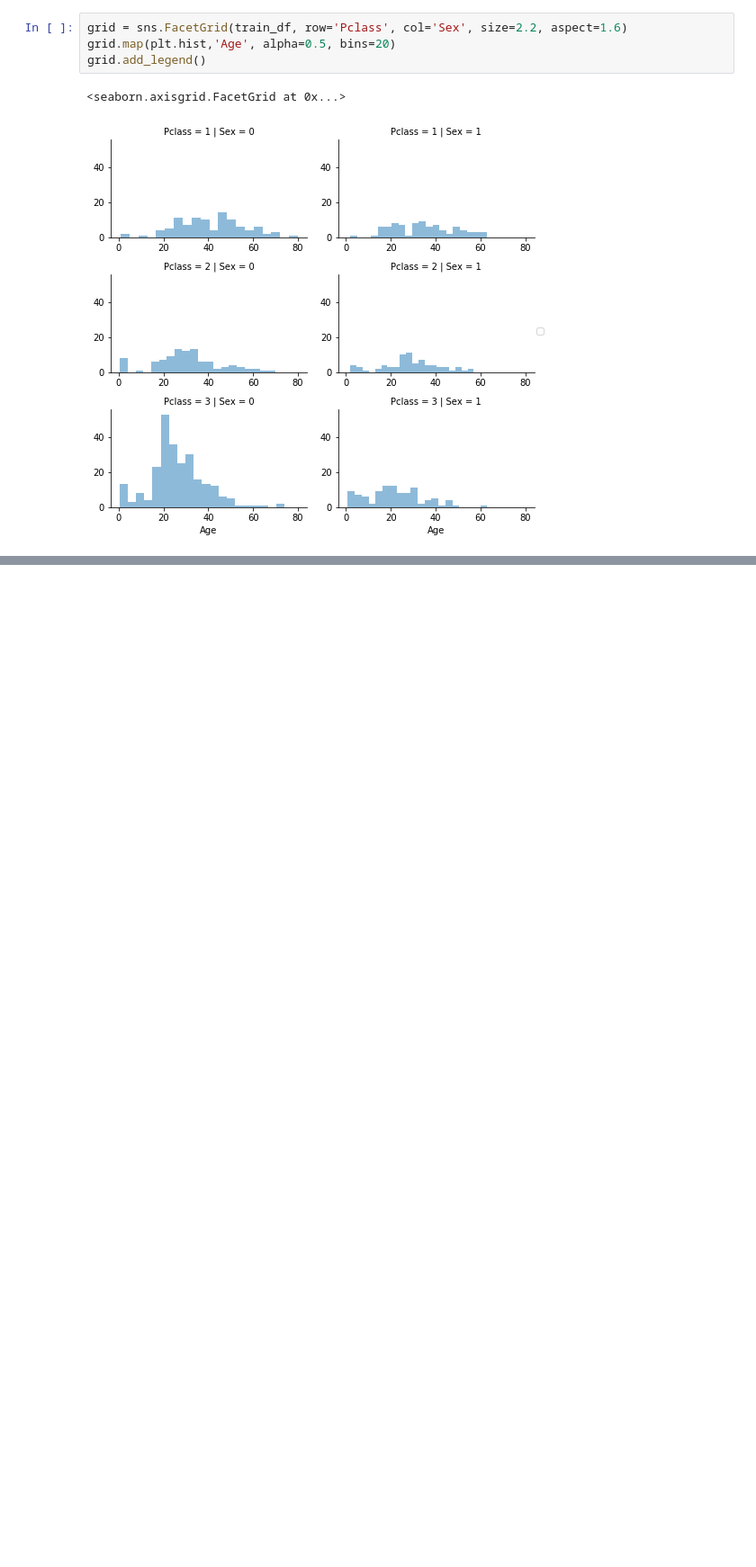
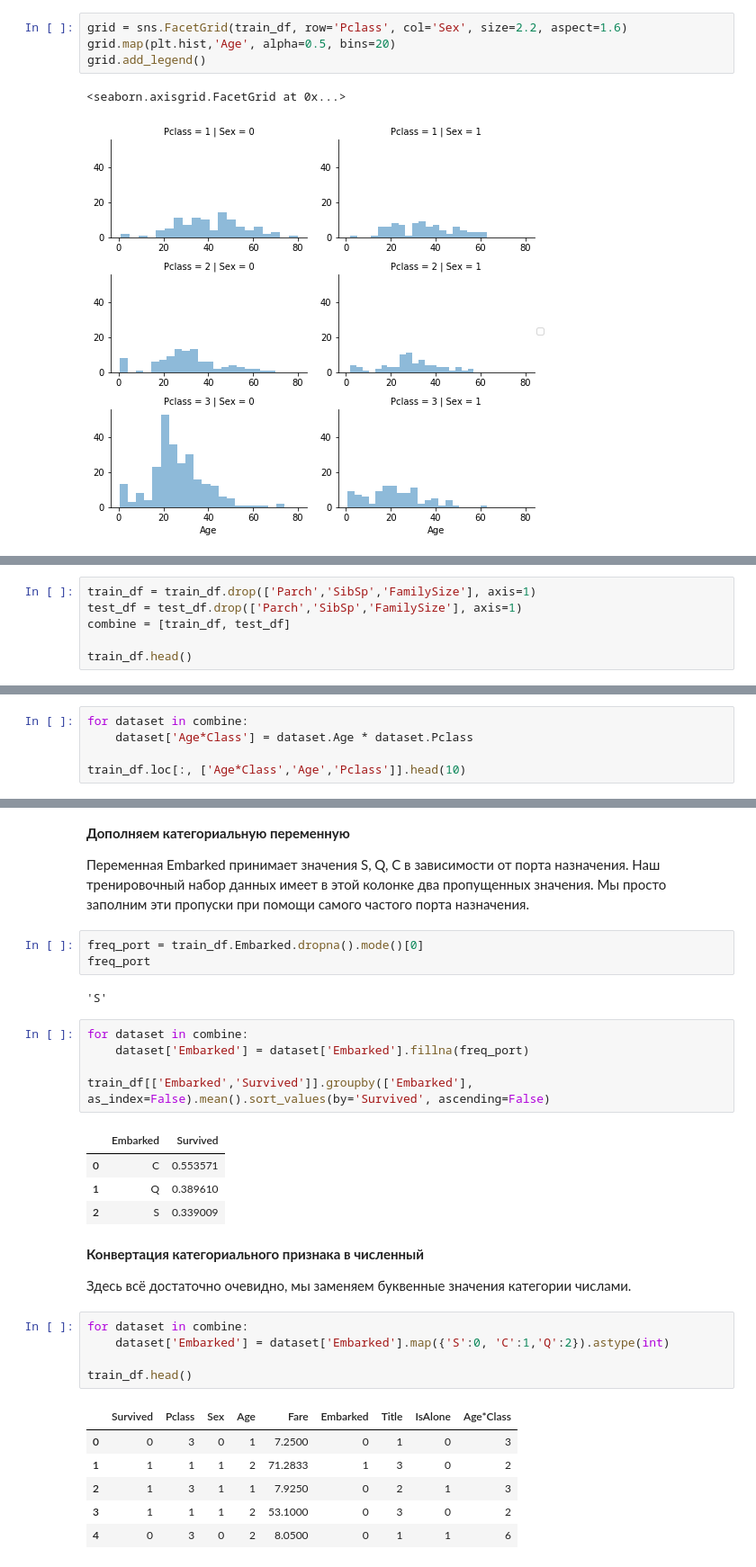
Before and after one commit to sepremento/Titanic, a Jupyter notebook: Data Analysis.ipynb, the cells around one changed output, grey strips where cells are left out. Shown at 90% size. Drawn from its saved outputs; the diff is of its cells as text; blank space fills up the shorter version.

```diff
--- a/Data Analysis.ipynb
+++ b/Data Analysis.ipynb
@@ -519,0 +628,6 @@ grid.add_legend()
+# %%
+train_df = train_df.drop(['Parch','SibSp','FamilySize'], axis=1)
+test_df = test_df.drop(['Parch','SibSp','FamilySize'], axis=1)
+combine = [train_df, test_df]
+
+train_df.head()
@@ -519,0 +643,5 @@ grid.add_legend()
+# %%
+for dataset in combine:
+    dataset['Age*Class'] = dataset.Age * dataset.Pclass
+
+train_df.loc[:, ['Age*Class','Age','Pclass']].head(10)
@@ -519,0 +660,35 @@ grid.add_legend()
+# %% [markdown]
+__Дополняем категориальную переменную__
+
+Переменная Embarked принимает значения S, Q, C в зависимости от порта назначения. Наш тренировочный набор данных имеет в этой колонке два пропущенных значения. Мы просто заполним эти пропуски при помощи самого частого порта назначения.
+# %%
+freq_port = train_df.Embarked.dropna().mode()[0]
+freq_port
+# %% [output]
+'S'
+# %%
+for dataset in combine:
+    dataset['Embarked'] = dataset['Embarked'].fillna(freq_port)
+
+train_df[['Embarked','Survived']].groupby(['Embarked'], as_index=False).mean().sort_values(by='Survived', ascending=False)
+# %% [output]
+|  | Embarked | Survived |
+| 0 | C | 0.553571 |
+| 1 | Q | 0.389610 |
+| 2 | S | 0.339009 |
+# %% [markdown]
+__Конвертация категориального признака в численный__
+
+Здесь всё достаточно очевидно, мы заменяем буквенные значения категории числами.
+# %%
+for dataset in combine:
+    dataset['Embarked'] = dataset['Embarked'].map({'S':0, 'C':1,'Q':2}).astype(int)
+
+train_df.head()
+# %% [output]
+|  | Survived | Pclass | Sex | Age | Fare | Embarked | Title | IsAlone | Age*Class |
+| 0 | 0 | 3 | 0 | 1 | 7.2500 | 0 | 1 | 0 | 3 |
+| 1 | 1 | 1 | 1 | 2 | 71.2833 | 1 | 3 | 0 | 2 |
+| 2 | 1 | 3 | 1 | 1 | 7.9250 | 0 | 2 | 1 | 3 |
+| 3 | 1 | 1 | 1 | 2 | 53.1000 | 0 | 3 | 0 | 2 |
+| 4 | 0 | 3 | 0 | 2 | 8.0500 | 0 | 1 | 1 | 6 |
```
Also changed, not shown: parts of 21 cells of this notebook.
